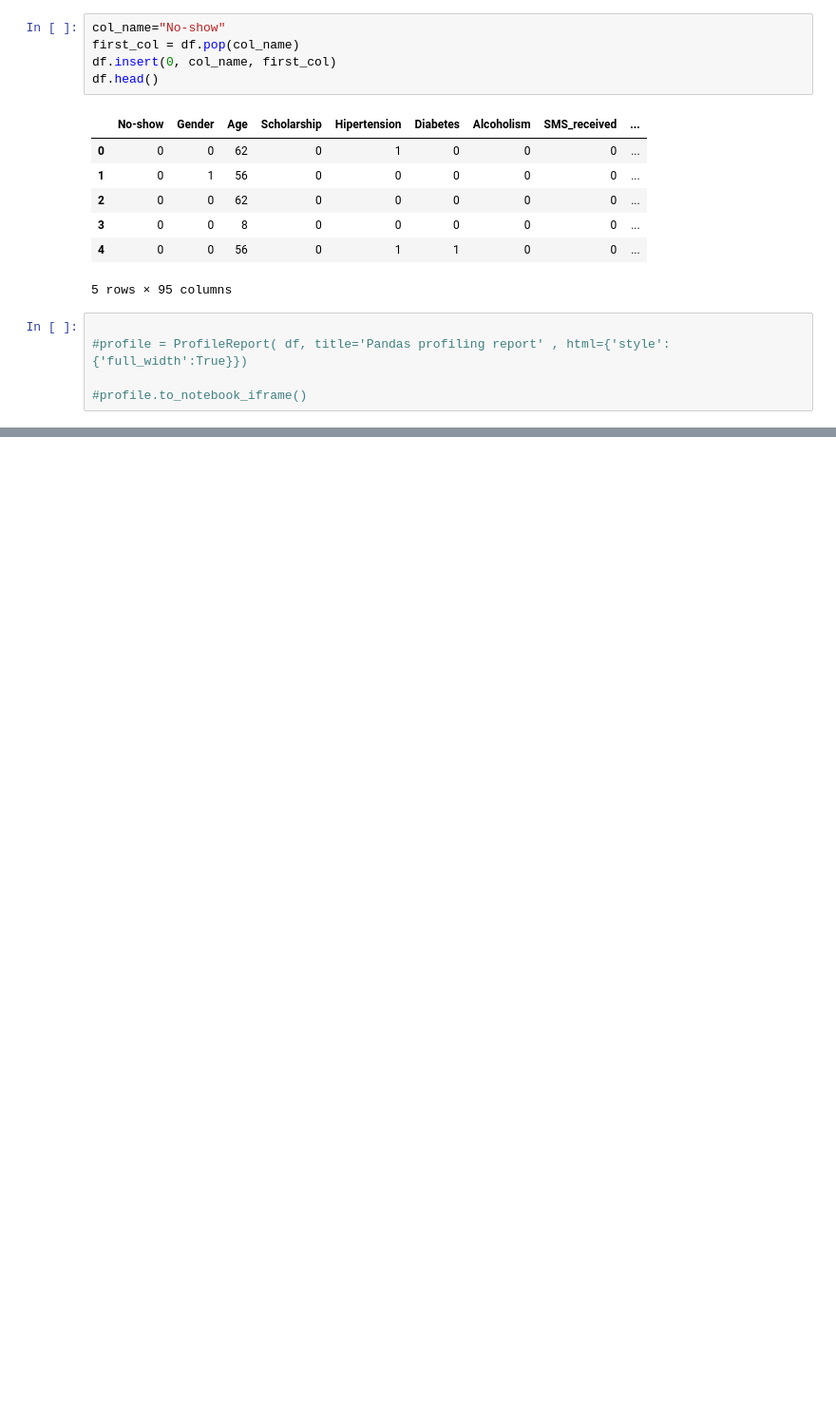
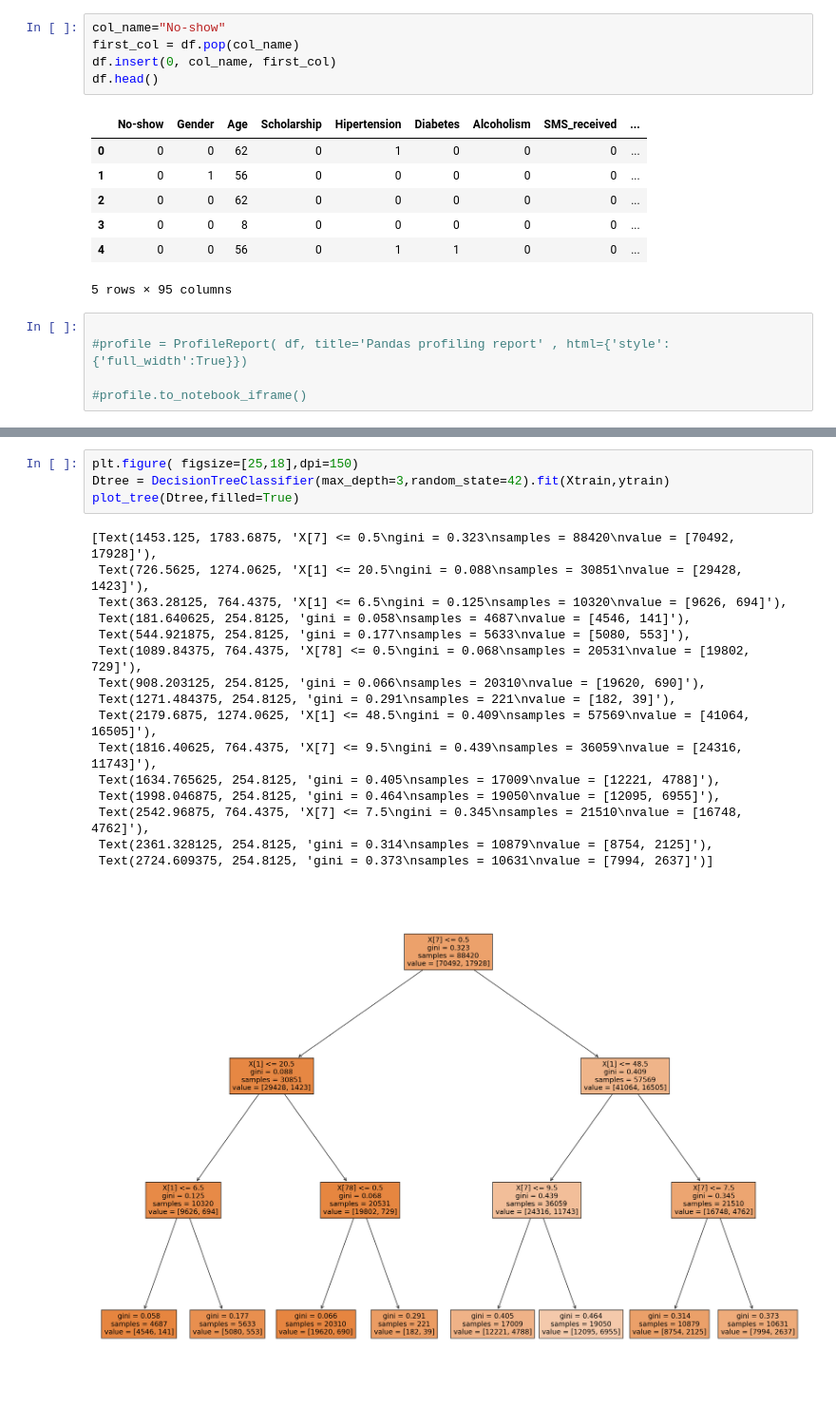
Before and after one commit to HanjunHeatherLi/Clinical_no_show_project, a Jupyter notebook: project_1.ipynb, the cells around one changed output, grey strips where cells are left out. Shown at 95% size. Saved outputs shown, nothing was run; the diff lists cells and outputs as text; blank space fills up the shorter version.

```diff
--- a/project_1.ipynb
+++ b/project_1.ipynb
@@ -154,0 +188,21 @@ Xtrain, Xtest, ytrain, ytest = train_test_split(X, y, test_size=0.2, random_stat
+# %%
+plt.figure( figsize=[25,18],dpi=150)
+Dtree = DecisionTreeClassifier(max_depth=3,random_state=42).fit(Xtrain,ytrain)
+plot_tree(Dtree,filled=True)
+# %% [output]
+[Text(1453.125, 1783.6875, 'X[7] <= 0.5\ngini = 0.323\nsamples = 88420\nvalue = [70492, 17928]'),
+ Text(726.5625, 1274.0625, 'X[1] <= 20.5\ngini = 0.088\nsamples = 30851\nvalue = [29428, 1423]'),
+ Text(363.28125, 764.4375, 'X[1] <= 6.5\ngini = 0.125\nsamples = 10320\nvalue = [9626, 694]'),
+ Text(181.640625, 254.8125, 'gini = 0.058\nsamples = 4687\nvalue = [4546, 141]'),
+ Text(544.921875, 254.8125, 'gini = 0.177\nsamples = 5633\nvalue = [5080, 553]'),
+ Text(1089.84375, 764.4375, 'X[78] <= 0.5\ngini = 0.068\nsamples = 20531\nvalue = [19802, 729]'),
+ Text(908.203125, 254.8125, 'gini = 0.066\nsamples = 20310\nvalue = [19620, 690]'),
+ Text(1271.484375, 254.8125, 'gini = 0.291\nsamples = 221\nvalue = [182, 39]'),
+ Text(2179.6875, 1274.0625, 'X[1] <= 48.5\ngini = 0.409\nsamples = 57569\nvalue = [41064, 16505]'),
+ Text(1816.40625, 764.4375, 'X[7] <= 9.5\ngini = 0.439\nsamples = 36059\nvalue = [24316, 11743]'),
+ Text(1634.765625, 254.8125, 'gini = 0.405\nsamples = 17009\nvalue = [12221, 4788]'),
+ Text(1998.046875, 254.8125, 'gini = 0.464\nsamples = 19050\nvalue = [12095, 6955]'),
+ Text(2542.96875, 764.4375, 'X[7] <= 7.5\ngini = 0.345\nsamples = 21510\nvalue = [16748, 4762]'),
+ Text(2361.328125, 254.8125, 'gini = 0.314\nsamples = 10879\nvalue = [8754, 2125]'),
+ Text(2724.609375, 254.8125, 'gini = 0.373\nsamples = 10631\nvalue = [7994, 2637]')]
+[figure, added]
```
Also changed, not shown: parts of 16 cells of this notebook.
